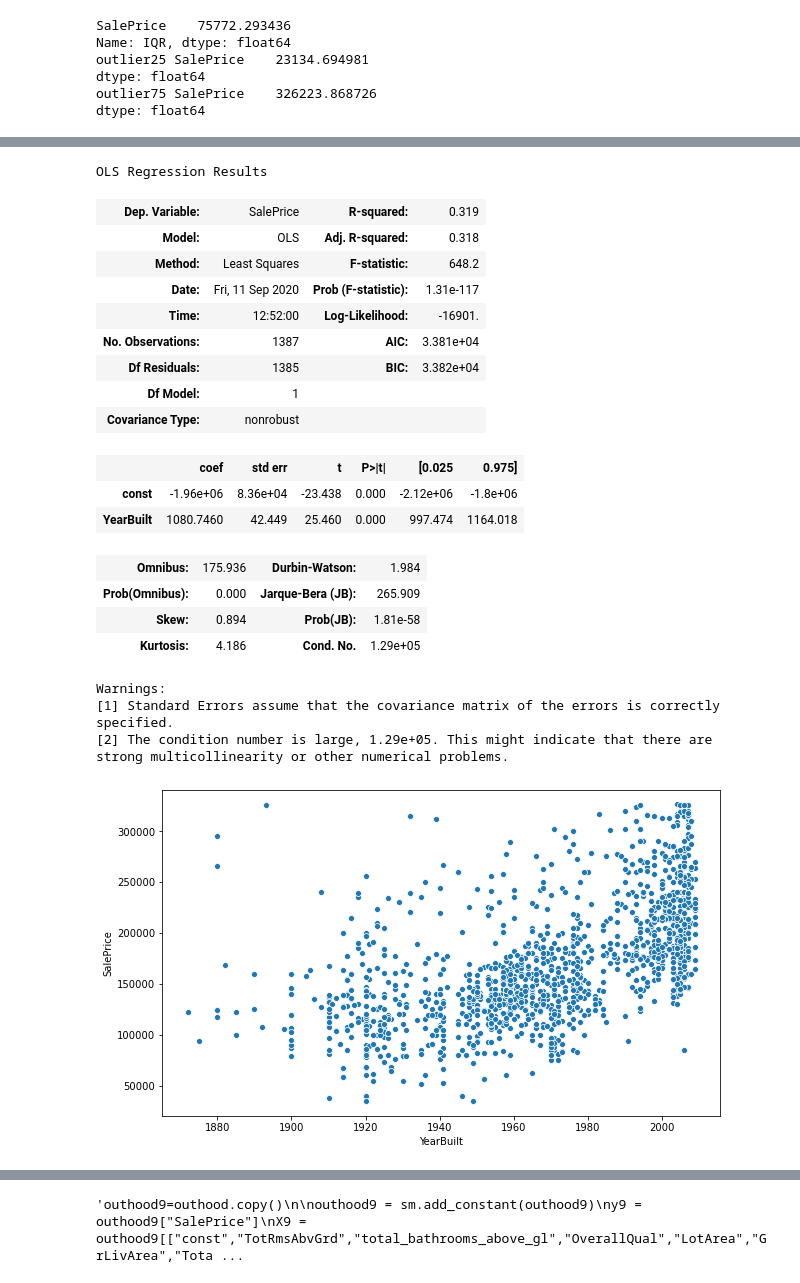
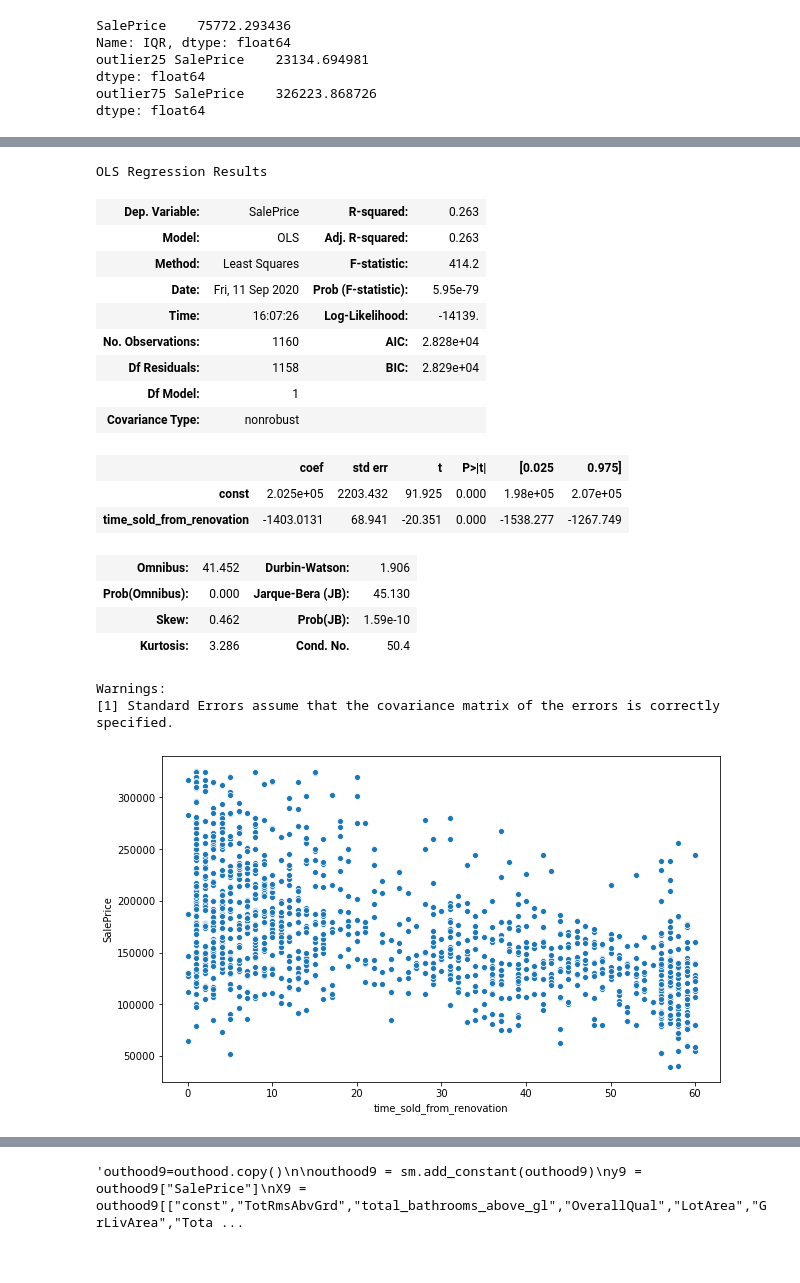
Before and after one commit to Brunadiasmiguel/Housing_Statistical_Analysis, a Jupyter notebook: stats.ipynb, the cells around one changed output, grey strips where cells are left out. Saved outputs shown, nothing was run; the diff lists cells and outputs as text; code cells hidden in the pictures.

```diff
--- a/stats.ipynb
+++ b/stats.ipynb
@@ -337,0 +355,8 @@ Name: SalePrice, dtype: float64
+# %%
+#only normal conditions since thoese are the ones representing better the population
+
+outhood=outhood.loc[outhood['SaleCondition']=='Normal']
+
+#check correlation again
+
+outhood.corr()['SalePrice']
@@ -338,12 +381,14 @@ Name: SalePrice, dtype: float64
 # %%
-#check for correlations between years on this cluster
+#check for correlations between years from built/revon until sold on this cluster
 
-outhood=sm.add_constant(outhood)
-y1=outhood["SalePrice"]
-X1=outhood[["const", "time_sold_from_contruction","time_sold_from_renovation"]]
+outhood1=sm.add_constant(outhood)
+y1=outhood1["SalePrice"]
+X1=outhood1[["const", "time_sold_from_contruction","time_sold_from_renovation"]]
 
 reg1=sm.OLS(y1, X1).fit()
 
 reg1.summary()
+
+#not strong adjusted R both variables together only
 # %% [output]
 OLS Regression Results
@@ -410,11 +459,11 @@ sns.scatterplot(data=outhood2,
 # %%
-##check for regression time sold from year built
+#check for regression time sold from year renovated
 
 outhood3=outhood.copy()
 
 outhood3 = sm.add_constant(outhood3)
 y3 = outhood3["SalePrice"]
-X3 = outhood3[["const", "YearBuilt"]]
+X3 = outhood3[["const", "time_sold_from_renovation"]]
 
 reg3 = sm.OLS(y3, X3).fit()
 
@@ -423,36 +472,36 @@ reg3.summary()
 #no strong connection either, but we can observe a trend
 # %% [output]
 OLS Regression Results
-| Dep. Variable: | SalePrice | R-squared: | 0.319 |
-| Model: | OLS | Adj. R-squared: | 0.318 |
-| Method: | Least Squares | F-statistic: | 648.2 |
-| Date: | Fri, 11 Sep 2020 | Prob (F-statistic): | 1.31e-117 |
-| Time: | 12:52:00 | Log-Likelihood: | -16901. |
-| No. Observations: | 1387 | AIC: | 3.381e+04 |
-| Df Residuals: | 1385 | BIC: | 3.382e+04 |
+| Dep. Variable: | SalePrice | R-squared: | 0.263 |
+| Model: | OLS | Adj. R-squared: | 0.263 |
+| Method: | Least Squares | F-statistic: | 414.2 |
+| Date: | Fri, 11 Sep 2020 | Prob (F-statistic): | 5.95e-79 |
+| Time: | 16:07:26 | Log-Likelihood: | -14139. |
+| No. Observations: | 1160 | AIC: | 2.828e+04 |
+| Df Residuals: | 1158 | BIC: | 2.829e+04 |
 | Df Model: | 1 |  |  |
 | Covariance Type: | nonrobust |  |  |
 |  | coef | std err | t | P>|t| | [0.025 | 0.975] |
-| const | -1.96e+06 | 8.36e+04 | -23.438 | 0.000 | -2.12e+06 | -1.8e+06 |
-| YearBuilt | 1080.7460 | 42.449 | 25.460 | 0.000 | 997.474 | 1164.018 |
+| const | 2.025e+05 | 2203.432 | 91.925 | 0.000 | 1.98e+05 | 2.07e+05 |
+| time_sold_from_renovation | -1403.0131 | 68.941 | -20.351 | 0.000 | -1538.277 | -1267.749 |
-| Omnibus: | 175.936 | Durbin-Watson: | 1.984 |
-| Prob(Omnibus): | 0.000 | Jarque-Bera (JB): | 265.909 |
-| Skew: | 0.894 | Prob(JB): | 1.81e-58 |
-| Kurtosis: | 4.186 | Cond. No. | 1.29e+05 |
+| Omnibus: | 41.452 | Durbin-Watson: | 1.906 |
+| Prob(Omnibus): | 0.000 | Jarque-Bera (JB): | 45.130 |
+| Skew: | 0.462 | Prob(JB): | 1.59e-10 |
+| Kurtosis: | 3.286 | Cond. No. | 50.4 |
 Warnings:
 [1] Standard Errors assume that the covariance matrix of the errors is correctly specified.
-[2] The condition number is large, 1.29e+05. This might indicate that there are
-strong multicollinearity or other numerical problems.
 # %%
+#plot renovation until sold Sale price
+
 fig, ax = plt.subplots(figsize=(10,6))
 sns.scatterplot(data=outhood3,
-                x="YearBuilt",
+                x="time_sold_from_renovation",
                 y="SalePrice",
                 ax=ax);
 
 #no strong connection but a trend is visible
 # %% [output]
-[figure, old version]
+[figure, new version]
 # %%
 #check for regression area of lot and area above ground
 
```
Also changed, not shown: parts of 50 cells of this notebook.
